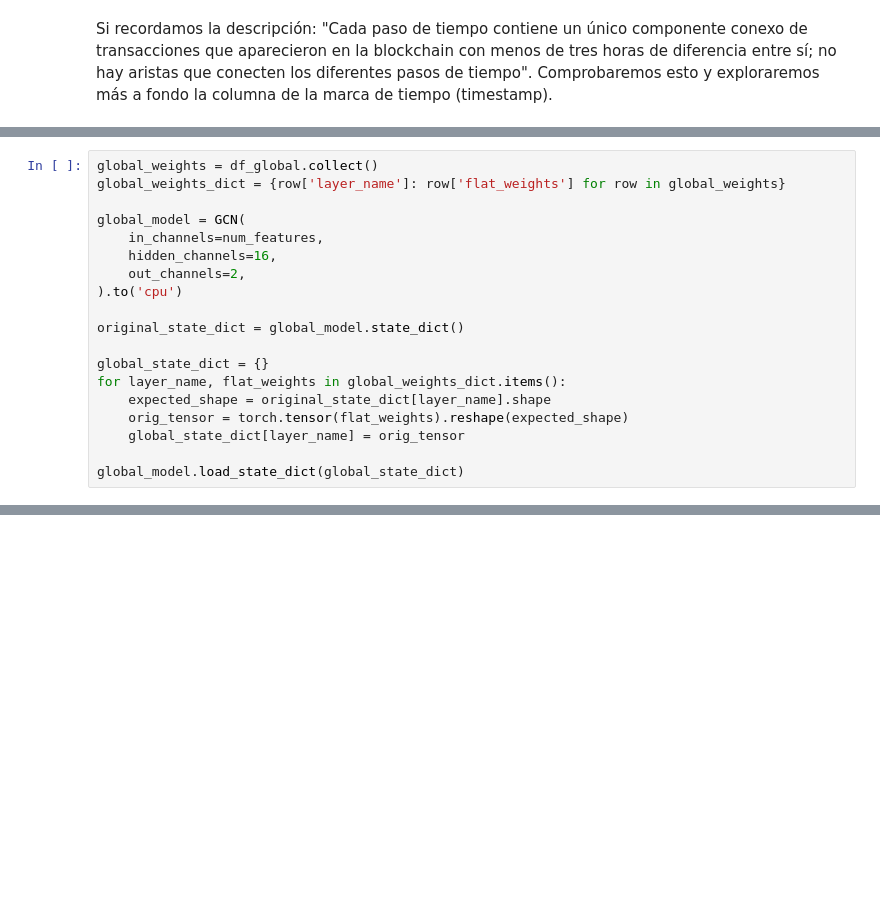
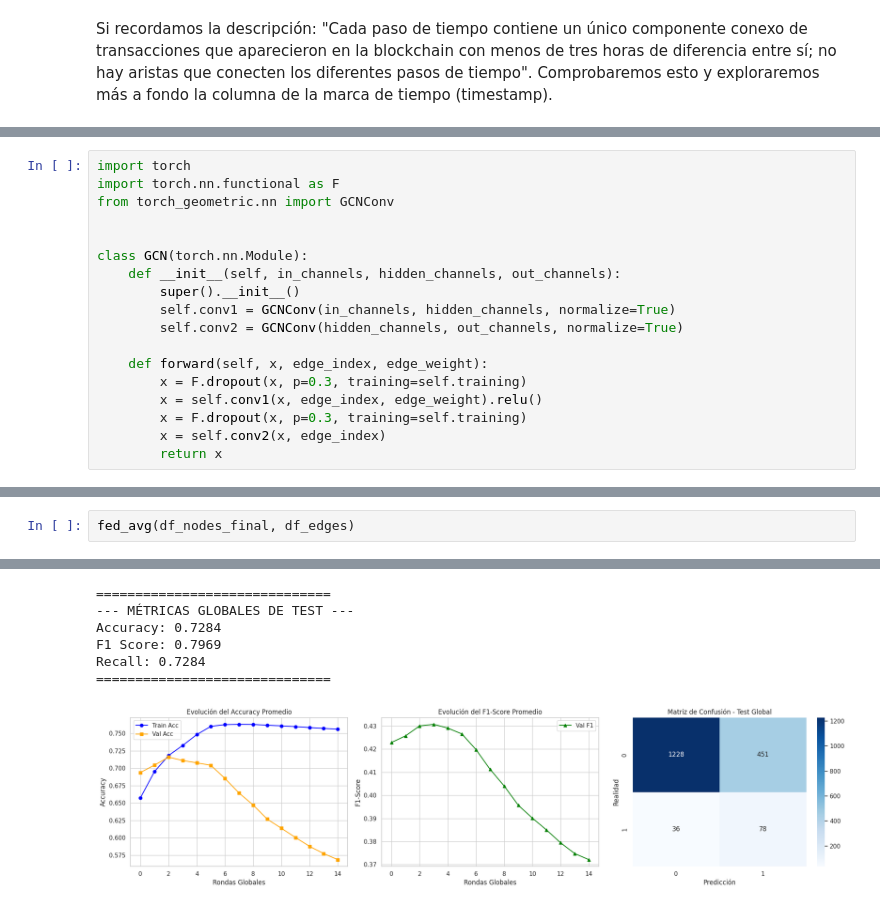
Before and after one commit to rcblanco1801/elliptic_dataset, a Jupyter notebook: elliptic.ipynb, the cells around one changed output, grey strips where cells are left out. Cells and saved outputs as stored; diff of their text form; blank space fills up the shorter version.

```diff
--- a/elliptic.ipynb
+++ b/elliptic.ipynb
@@ -661,19 +447,0 @@ df_global = federated_avg(df_param)
-# %%
-global_weights = df_global.collect()
-global_weights_dict = {row['layer_name']: row['flat_weights'] for row in global_weights}
-
-global_model = GCN(
-    in_channels=num_features,
-    hidden_channels=16,
-    out_channels=2,
-).to('cpu')
-
-original_state_dict = global_model.state_dict()
-
-global_state_dict = {}
-for layer_name, flat_weights in global_weights_dict.items():
-    expected_shape = original_state_dict[layer_name].shape
-    orig_tensor = torch.tensor(flat_weights).reshape(expected_shape)
-    global_state_dict[layer_name] = orig_tensor
-
-global_model.load_state_dict(global_state_dict)
@@ -683,0 +555,18 @@ global_model.load_state_dict(global_state_dict)
+# %%
+import torch
+import torch.nn.functional as F
+from torch_geometric.nn import GCNConv
+
+
+class GCN(torch.nn.Module):
+    def __init__(self, in_channels, hidden_channels, out_channels):
+        super().__init__()
+        self.conv1 = GCNConv(in_channels, hidden_channels, normalize=True)
+        self.conv2 = GCNConv(hidden_channels, out_channels, normalize=True)
+
+    def forward(self, x, edge_index, edge_weight):
+        x = F.dropout(x, p=0.3, training=self.training)
+        x = self.conv1(x, edge_index, edge_weight).relu()
+        x = F.dropout(x, p=0.3, training=self.training)
+        x = self.conv2(x, edge_index)
+        return x
@@ -683,0 +985,3 @@ global_model.load_state_dict(global_state_dict)
+# %%
+fed_avg(df_nodes_final, df_edges)
+# %% [output]
@@ -683,0 +1005,7 @@ global_model.load_state_dict(global_state_dict)
+==============================
+--- MÉTRICAS GLOBALES DE TEST ---
+Accuracy: 0.7284
+F1 Score: 0.7969
+Recall: 0.7284
+==============================
+[figure, added]
```
Also changed, not shown: parts of 74 cells of this notebook, 2 other files.
